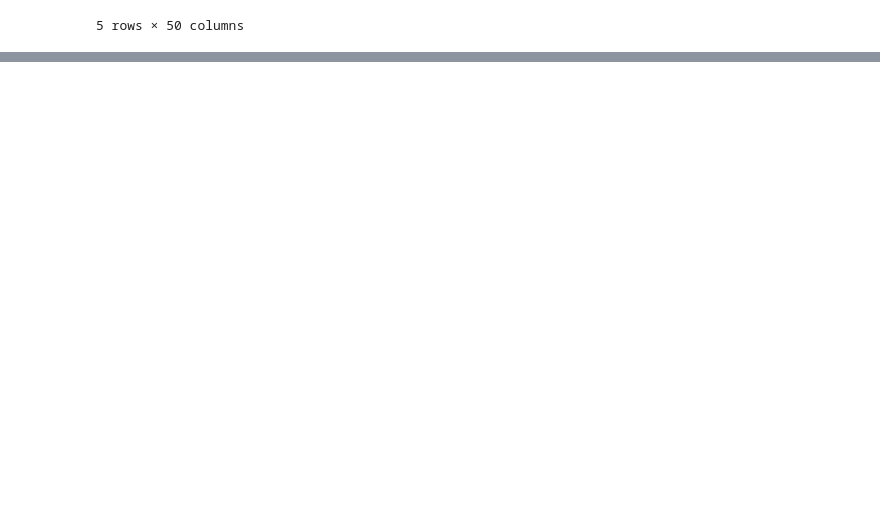
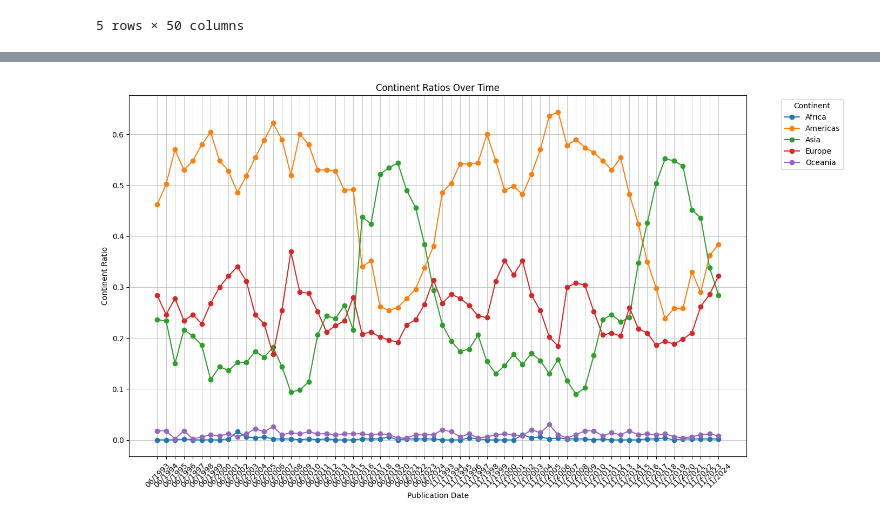
Before and after one commit to Sam-Bieberich/top500_data, a Jupyter notebook: progress_report_2.ipynb, the cells around one changed output, grey strips where cells are left out. Drawn from its saved outputs; the diff is of its cells as text; code cells hidden in the pictures; blank space fills up the shorter version.

```diff
--- a/progress_report_2.ipynb
+++ b/progress_report_2.ipynb
@@ -88,0 +111,26 @@ Top 10 Computers by Processor Count:
+# %%
+# Group by Publication Date and Continent, and count the occurrences
+continent_counts = df.groupby(['Publication Date', 'Continent']).size().unstack(fill_value=0)
+
+# Combine North America and South America into Americas (only a few had problems with this)
+continent_counts['Americas'] += continent_counts['North America'] + continent_counts['South America']
+continent_counts.drop(['North America', 'South America'], axis=1, inplace=True)
+
+# Normalize the counts to get the ratio for each continent
+continent_ratios = continent_counts.div(continent_counts.sum(axis=1), axis=0)
+
+# Plot the continent ratios over time
+plt.figure(figsize=(14, 8))
+for continent in continent_ratios.columns:
+    plt.plot(continent_ratios.index, continent_ratios[continent], marker='o', label=continent)
+
+plt.xlabel('Publication Date')
+plt.ylabel('Continent Ratio')
+plt.title('Continent Ratios Over Time')
+plt.xticks(rotation=45)
+plt.legend(title='Continent', bbox_to_anchor=(1.05, 1), loc='upper left')
+plt.grid(visible=True, which='both', linestyle='-', linewidth=0.5)
+plt.tight_layout()
+plt.show()
+# %% [output]
+[figure, added]
```
Also changed, not shown: parts of 15 cells of this notebook.
